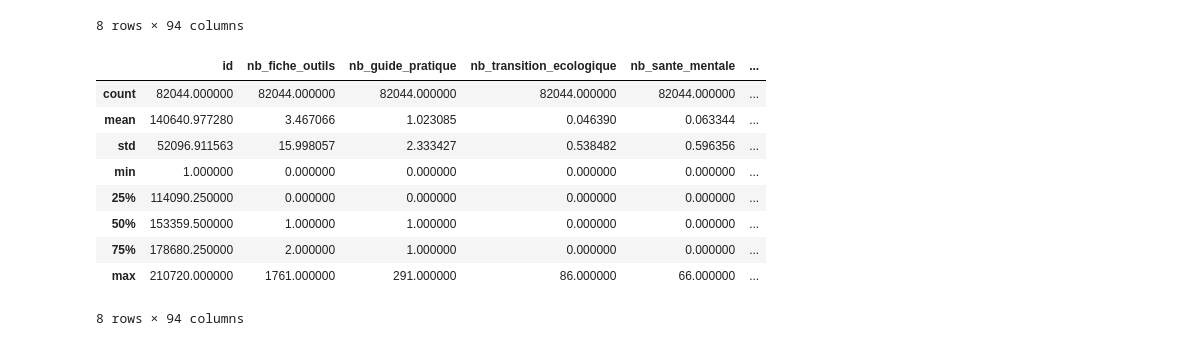
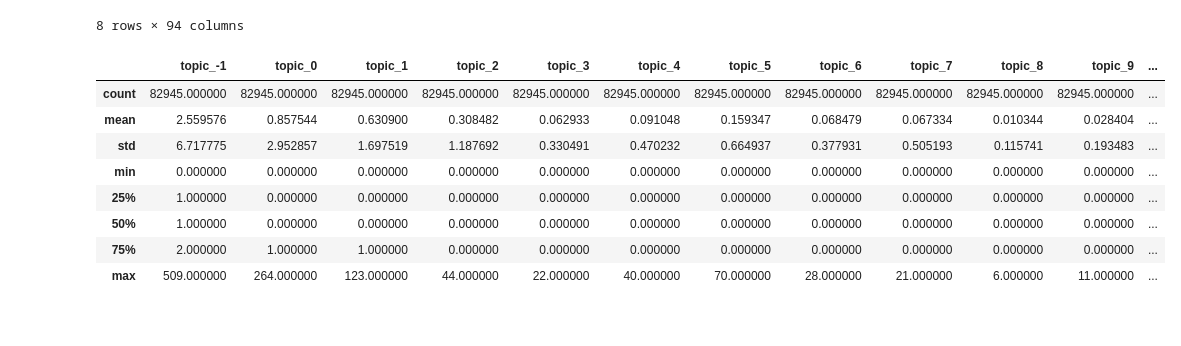
Before and after one commit to ChrisLPH/etreprof_lewagon, a Jupyter notebook: notebooks/Build_Final_Users_database.ipynb, the cells around one changed output. Cells and saved outputs as stored; diff of their text form; code cells hidden in the pictures.

Commit message:
final update of user database with content topics and updating pipeline of data_processing

```diff
--- a/notebooks/Build_Final_Users_database.ipynb
+++ b/notebooks/Build_Final_Users_database.ipynb
@@ -148,26 +152,26 @@ def create_user_topic_enrichment(df_interactions, df_users, df_content_valid):
     # Count by topic
     df_user_topic_counts = df_interactions_unique.groupby(['user_id', 'reduced topics']).size().reset_index(name='count')
 
-    # 5. Pivot vers matrice
-    topic_matrix = user_topic_counts.pivot(
+    # need to pivot the results
+    df_topic_matrix = df_user_topic_counts.pivot(
         index='user_id',
         columns='reduced topics',
         values='count'
     ).fillna(0)
 
-    # 6. Ajout diversité + renommage
-    topic_matrix['topic_diversite_totale'] = (topic_matrix > 0).sum(axis=1)
-    topic_matrix.columns = [f'topic_{col}' if col != 'topic_diversite_totale'
-                           else col for col in topic_matrix.columns]
+    # Add count of different topics and rename
+    df_topic_matrix['topic_count'] = (df_topic_matrix > 0).sum(axis=1)
+    df_topic_matrix.columns = [f'topic_{col}' if col != 'topic_count'
+                           else col for col in df_topic_matrix.columns]
 
-    # 7. Merge avec users
-    users_enriched = df_users.merge(
-        topic_matrix, left_on='id', right_index=True, how='left'
+    # Merge with users
+    df_users_enriched = df_users.merge(
+        df_topic_matrix, left_on='id', right_index=True, how='left'
     ).fillna(0)
 
-    return users_enriched
+    return df_users_enriched
 # %%
-df_users_enriched = create_user_topic_enrichment()
+df_users_enriched = create_user_topic_enrichment(df_interactions, df_users, df_content_valid)
 # %% [output]
 A value is trying to be set on a copy of a slice from a DataFrame.
 Try using .loc[row_indexer,col_indexer] = value instead
@@ -248,16 +256,17 @@ df_users_no_activity.describe()
 | max | 210719.000000 | 305.000000 | 53.000000 | 0.0 | 9.000000 | ... |
 8 rows × 94 columns
 # %%
-df_users_activity = df_users_enriched[df_users_enriched["topic_diversite_totale"] != 0]
+df_users_activity = df_users_enriched[df_users_enriched["topic_count"] != 0]
+df_users_activity = df_users_activity[['topic_-1', 'topic_0', 'topic_1', 'topic_2', 'topic_3', 'topic_4', 'topic_5', 'topic_6','topic_7', 'topic_8', 'topic_9', 'topic_10', 'topic_11', 'topic_12',
+       'topic_13', 'topic_14', 'topic_15', 'topic_count']]
 df_users_activity.describe()
 # %% [output]
-|  | id | nb_fiche_outils | nb_guide_pratique | nb_transition_ecologique | nb_sante_mentale | ... |
-| count | 82044.000000 | 82044.000000 | 82044.000000 | 82044.000000 | 82044.000000 | ... |
-| mean | 140640.977280 | 3.467066 | 1.023085 | 0.046390 | 0.063344 | ... |
-| std | 52096.911563 | 15.998057 | 2.333427 | 0.538482 | 0.596356 | ... |
-| min | 1.000000 | 0.000000 | 0.000000 | 0.000000 | 0.000000 | ... |
-| 25% | 114090.250000 | 0.000000 | 0.000000 | 0.000000 | 0.000000 | ... |
-| 50% | 153359.500000 | 1.000000 | 1.000000 | 0.000000 | 0.000000 | ... |
-| 75% | 178680.250000 | 2.000000 | 1.000000 | 0.000000 | 0.000000 | ... |
-| max | 210720.000000 | 1761.000000 | 291.000000 | 86.000000 | 66.000000 | ... |
+|  | topic_-1 | topic_0 | topic_1 | topic_2 | topic_3 | topic_4 | topic_5 | topic_6 | topic_7 | topic_8 | topic_9 | ... |
+| count | 82945.000000 | 82945.000000 | 82945.000000 | 82945.000000 | 82945.000000 | 82945.000000 | 82945.000000 | 82945.000000 | 82945.000000 | 82945.000000 | 82945.000000 | ... |
+| mean | 2.559576 | 0.857544 | 0.630900 | 0.308482 | 0.062933 | 0.091048 | 0.159347 | 0.068479 | 0.067334 | 0.010344 | 0.028404 | ... |
+| std | 6.717775 | 2.952857 | 1.697519 | 1.187692 | 0.330491 | 0.470232 | 0.664937 | 0.377931 | 0.505193 | 0.115741 | 0.193483 | ... |
+| min | 0.000000 | 0.000000 | 0.000000 | 0.000000 | 0.000000 | 0.000000 | 0.000000 | 0.000000 | 0.000000 | 0.000000 | 0.000000 | ... |
+| 25% | 1.000000 | 0.000000 | 0.000000 | 0.000000 | 0.000000 | 0.000000 | 0.000000 | 0.000000 | 0.000000 | 0.000000 | 0.000000 | ... |
+| 50% | 1.000000 | 0.000000 | 0.000000 | 0.000000 | 0.000000 | 0.000000 | 0.000000 | 0.000000 | 0.000000 | 0.000000 | 0.000000 | ... |
+| 75% | 2.000000 | 1.000000 | 1.000000 | 0.000000 | 0.000000 | 0.000000 | 0.000000 | 0.000000 | 0.000000 | 0.000000 | 0.000000 | ... |
+| max | 509.000000 | 264.000000 | 123.000000 | 44.000000 | 22.000000 | 40.000000 | 70.000000 | 28.000000 | 21.000000 | 6.000000 | 11.000000 | ... |
-8 rows × 94 columns
```
Also changed, not shown: parts of 8 cells of this notebook, 3 other files.
